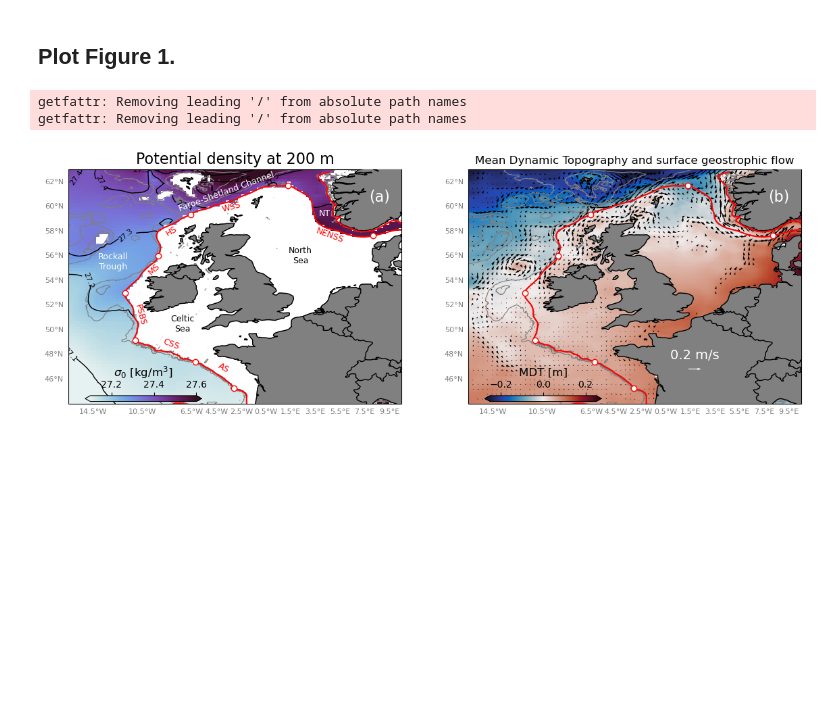
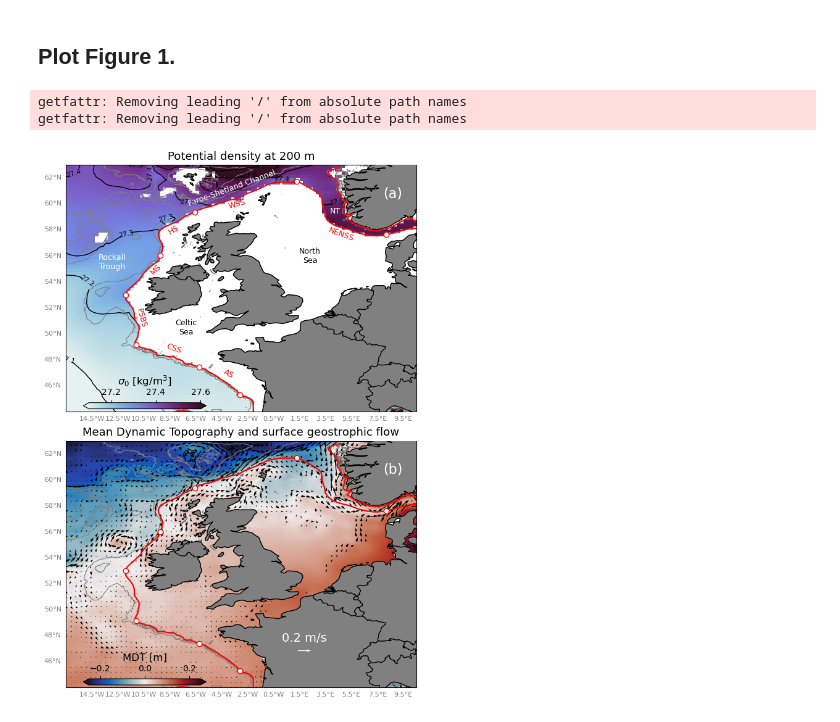
Before and after one commit to apaloczy/xshelfGeostrophicTransportNWES, a Jupyter notebook: plot_figs/fig1.ipynb, the cells around one changed output. Drawn from its saved outputs; the diff is of its cells as text; code cells hidden in the pictures; blank space fills up the shorter version.

Commit message:
Update Figure 1

```diff
--- a/plot_figs/fig1.ipynb
+++ b/plot_figs/fig1.ipynb
@@ -128,10 +128,10 @@ xtks = np.arange(xmin, xmax + 2, 2)
 ytks = np.arange(ymin, ymax + 2, 2)
 
 fig = plt.figure(figsize=figsize)
-ax1 = fig.add_subplot(121, projection=proj)
-ax2 = fig.add_subplot(122, projection=proj)
+ax1 = fig.add_subplot(211, projection=proj)
+ax2 = fig.add_subplot(212, projection=proj)
 ax1, ax2 = bmap(fig, ax1, bb, xticks=xtks, yticks=ytks), bmap(fig, ax2, bb, xticks=xtks, yticks=ytks)
-fig.subplots_adjust(hspace=0)
+fig.subplots_adjust(hspace=0.12)
 axs = [ax1, ax2]
 _ = [ax.contour(xt, yt, ht, levels=isobs, colors="gray", linewidths=0.8) for ax in axs]
 _ = [axi.plot(xi, yi, color="r", linewidth=1.5, zorder=20) for axi in axs]
@@ -141,35 +141,35 @@ vmi, vma = 27.1, 27.6
 
 clevs = np.arange(vmi, vma + 0.1, 0.1)
 cs1 = ax1.pcolormesh(x0, y0, rho0, vmin=vmi, vmax=vma, cmap=dense)
 cc = ax1.contour(x0, y0, rho0, clevs, colors="k", linewidths=1); ax1.clabel(cc, fmt="%1.1f", fontsize=8, colors="k")
 
 cs2 = ax2.pcolormesh(xmdt, ymdt, mdt, shading="auto", cmap=balance, vmin=-0.25, vmax=0.25)
 q = ax2.quiver(xmdt, ymdt, u, v, regrid_shape=50)
 # q = ax2.quiver(xmdt, ymdt, u, v, scale=0.5, regrid_shape=100)
 umag = 0.2
 ax2.quiverkey(q, 0.68, 0.15, umag, "%1.1f m/s"%umag, color="w", labelcolor="w", labelpos="N", coordinates="axes", fontproperties={"size": 14}, zorder=20)
 
 cax1 = ax1.inset_axes([0.05, 0.01, 0.35, 0.025])
 cb1 = fig.colorbar(cs1, cax=cax1, orientation="horizontal", extend="both")
 cb1.ax.xaxis.set_ticks_position("top"); cb1.ax.xaxis.set_label_position("top")
 cb1.set_label(r"$\sigma_0$ [kg/m$^3$]", fontsize=12)
 
 cax2 = ax2.inset_axes([0.05, 0.01, 0.35, 0.025])
 cb2 = fig.colorbar(cs2, cax=cax2, orientation="horizontal", extend="both")
 cb2.ax.xaxis.set_ticks_position("top"); cb2.ax.xaxis.set_label_position("top")
 cb2.set_label(r"MDT [m]", fontsize=12)
 
 # Annotations.
 for xt, yt, txt, rot, col in zip(xtxt_segs, ytxt_segs, txt_segs, txt_rotations, txt_cols):
     ax1.text(xt, yt, txt, rotation=rot, ha="center", va="center", fontsize=9, color=col, zorder=9)
 
 ax1.text(8.7, 60.8, "(a)", ha="center", va="center", fontsize=16, color="w", zorder=11)
 ax2.text(8.7, 60.8, "(b)", ha="center", va="center", fontsize=16, color="w", zorder=11)
-ax1.set_title("Potential density at 200 m", fontsize=16, fontweight="normal")
-ax2.set_title("Mean Dynamic Topography and surface geostrophic flow", fontsize=12, fontweight="normal");
+ax1.set_title("Potential density at 200 m", fontsize=13, fontweight="normal")
+ax2.set_title("Mean Dynamic Topography and surface geostrophic flow", fontsize=13, fontweight="normal");
 # %% [output]
 getfattr: Removing leading '/' from absolute path names
 getfattr: Removing leading '/' from absolute path names
-[figure, old version]
+[figure, new version]
 # %%
 fig.savefig("fig1.png", bbox_inches="tight", dpi=200)
```
Also changed, not shown: 1 other file.
